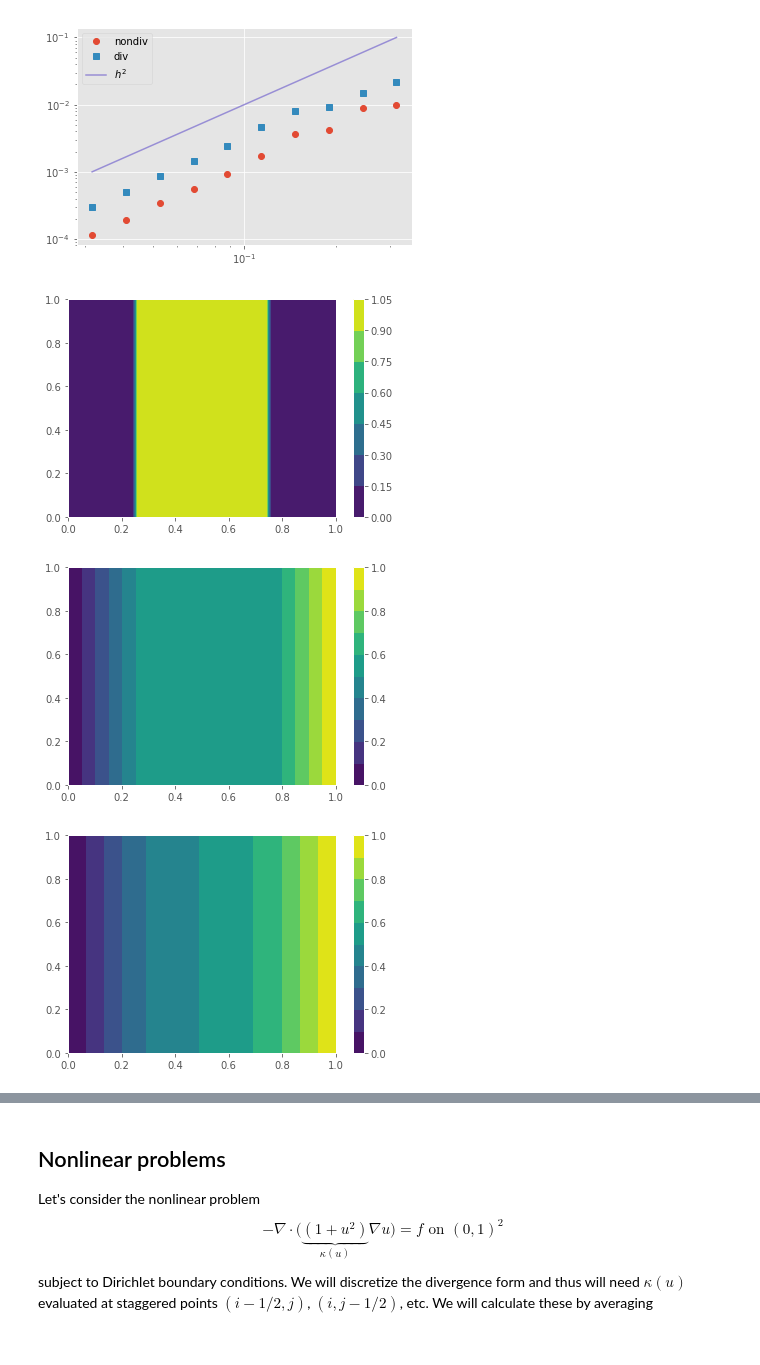
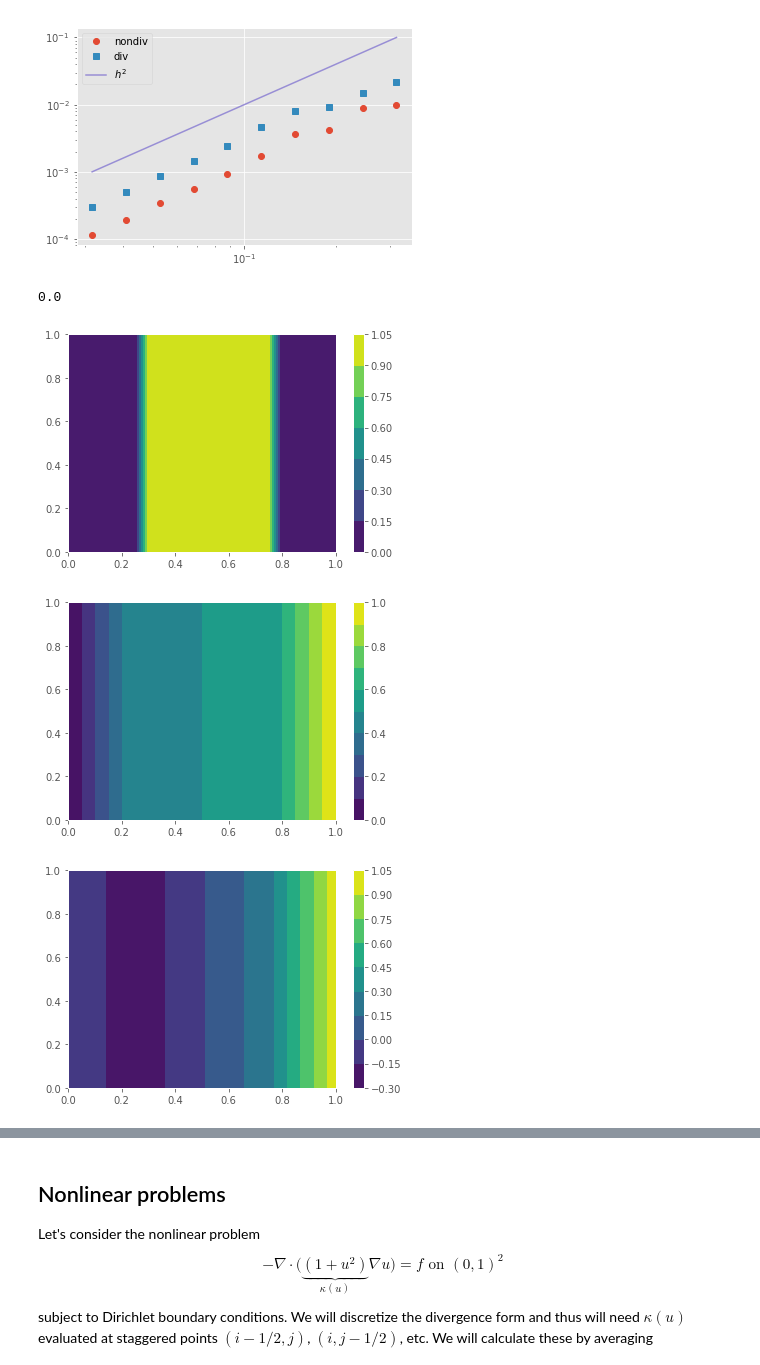
Before and after one commit to cu-numpde/numpde-fall2018, a Jupyter notebook: FD2D.ipynb, the cells around one changed output, grey strips where cells are left out. Saved outputs shown, nothing was run; the diff lists cells and outputs as text; code cells hidden in the pictures.

```diff
--- a/FD2D.ipynb
+++ b/FD2D.ipynb
@@ -134,8 +143,8 @@ sp.linalg.norm(A - A.T)
 # %%
 prof = cProfile.Profile()
 prof.enable()
-x, y, A, rhs = laplacian2d(.005, lambda x,y: 0*x+1, lambda x,y: 0*x)
+x, y, A, rhs = laplacian2d(.01, lambda x,y: 0*x+1, lambda x,y: 0*x)
 u = sp.linalg.spsolve(A, rhs).reshape(x.shape)
 prof.disable()
-prof.print_stats(sort='tottime')
+pstats.Stats(prof).sort_stats(pstats.SortKey.TIME).print_stats(10);
 # %% [output]
@@ -261,8 +269,8 @@ pyplot.colorbar();
 
 prof = cProfile.Profile()
 prof.enable()
-x, y, A, rhs = laplacian2d_bc(.005, lambda x,y: 0*x+1, lambda x,y: 0*x)
+x, y, A, rhs = laplacian2d_bc(.02, lambda x,y: 0*x+1, lambda x,y: 0*x)
 u = sp.linalg.spsolve(A, rhs).reshape(x.shape)
 prof.disable()
-prof.print_stats(sort='tottime')
+pstats.Stats(prof).sort_stats(pstats.SortKey.TIME).print_stats(10);
 # %% [output]
@@ -389,11 +396,15 @@ def laplacian2d_div(h, f, kappa, g0, dirichlet=((),())):
     for i in range(m):
         for j in range(m):
             row = idx(i, j)
-            stencili = numpy.array([idx(*pair) for pair in [(i-1, j), (i, j-1), (i, j), (i, j+1), (i+1, j)]])
+            stencili = numpy.array([idx(*pair) for pair in [(i-1, j),
+                                                            (i, j-1),
+                                                            (i, j),
+                                                            (i, j+1),
+                                                            (i+1, j)]])
             stencilw = 1/h**2 * (  kappa((i-.5)*h, j*h) * numpy.array([-1, 0, 1, 0, 0])
                                  + kappa(i*h, (j-.5)*h) * numpy.array([0, -1, 1, 0, 0])
-                                 + kappa(i*h, (j+.5)*h) * numpy.array([0, 0, 1, -1, 0])
-                                 + kappa((i+.5)*h, j*h) * numpy.array([0, 0, 1, 0, -1]))
+                                 - kappa(i*h, (j+.5)*h) * numpy.array([0, 0, -1, 1, 0])
+                                 - kappa((i+.5)*h, j*h) * numpy.array([0, 0, -1, 0, 1]))
             if mask[row] == 0: # Dirichlet boundary
                 ai.append(row)
                 aj.append(row)
@@ -500,12 +511,15 @@ pyplot.plot(hs, hs**2, label='$h^2$')
 pyplot.legend();
 # %% [output]
 [figure]
+# %%
+float(False)
+# %% [output]
+0.0
 # %%
-#kappablob = lambda x,y: .01 + ((x-.5)**2 + (y-.5)**2 < .125)
 def kappablob(x, y):
     #return .01 + ((x-.5)**2 + (y-.5)**2 < .125)
     return .01 + (numpy.abs(x-.505) < .25) # + (numpy.abs(y-.5) < .25)
-x, y, A, rhs = laplacian2d_div(.02, lambda x,y: 0*x, kappablob,
+x, y, A, rhs = laplacian2d_div(.05, lambda x,y: 0*x, kappablob,
                                   lambda x,y:x, dirichlet=((0,-1),()))
 u_div = sp.linalg.spsolve(A, rhs).reshape(x.shape)
 pyplot.contourf(x, y, kappablob(x, y))
@@ -514,16 +528,16 @@ pyplot.figure()
 pyplot.contourf(x, y, u_div, 10)
 pyplot.colorbar();
 # %% [output]
-[figure, old version]
+[figure, new version]
 [figure]
 # %%
-x, y, A, rhs = laplacian2d_nondiv(.01, lambda x,y: 0*x, kappablob, None,
+x, y, A, rhs = laplacian2d_nondiv(.05, lambda x,y: 0*x, kappablob, None,
                                   lambda x,y:x, dirichlet=((0,-1),()))
 u_nondiv = sp.linalg.spsolve(A, rhs).reshape(x.shape)
 pyplot.contourf(x, y, u_nondiv, 10)
 pyplot.colorbar();
 # %% [output]
-[figure, old version]
+[figure, new version]
 # %% [markdown]
 ## Weak forms
 
```
Also changed, not shown: parts of 14 cells of this notebook.
